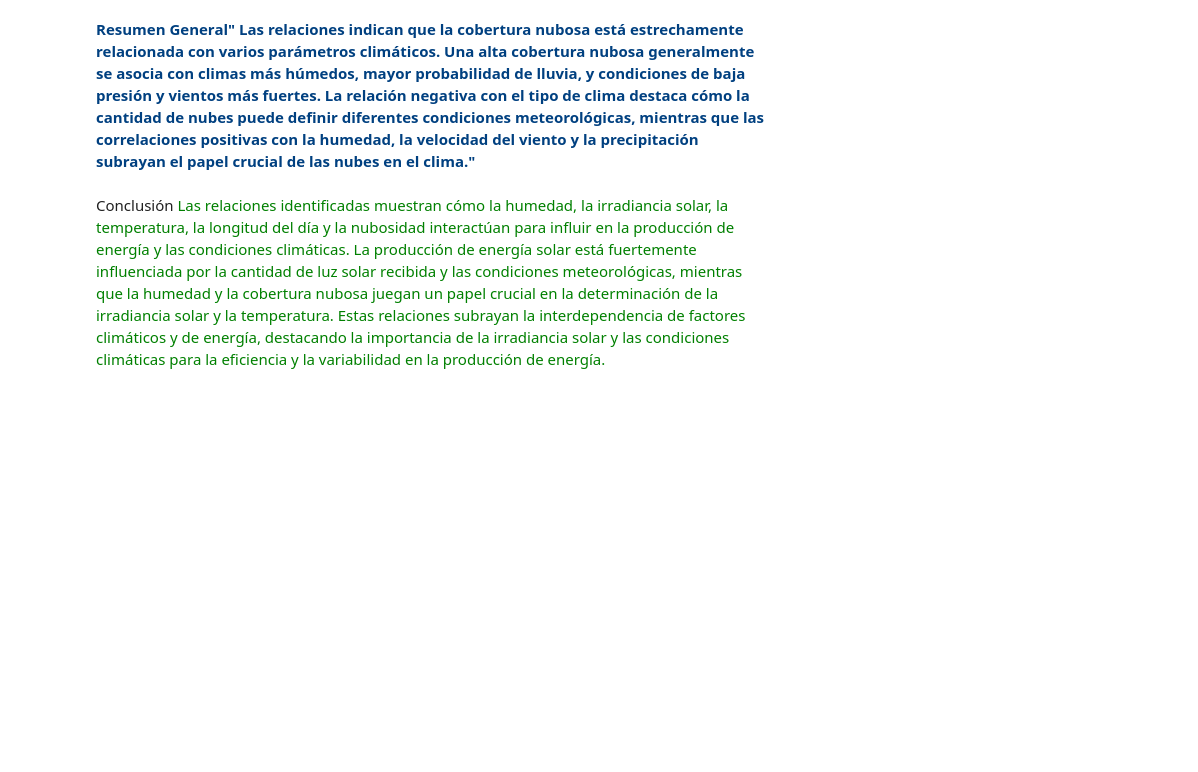
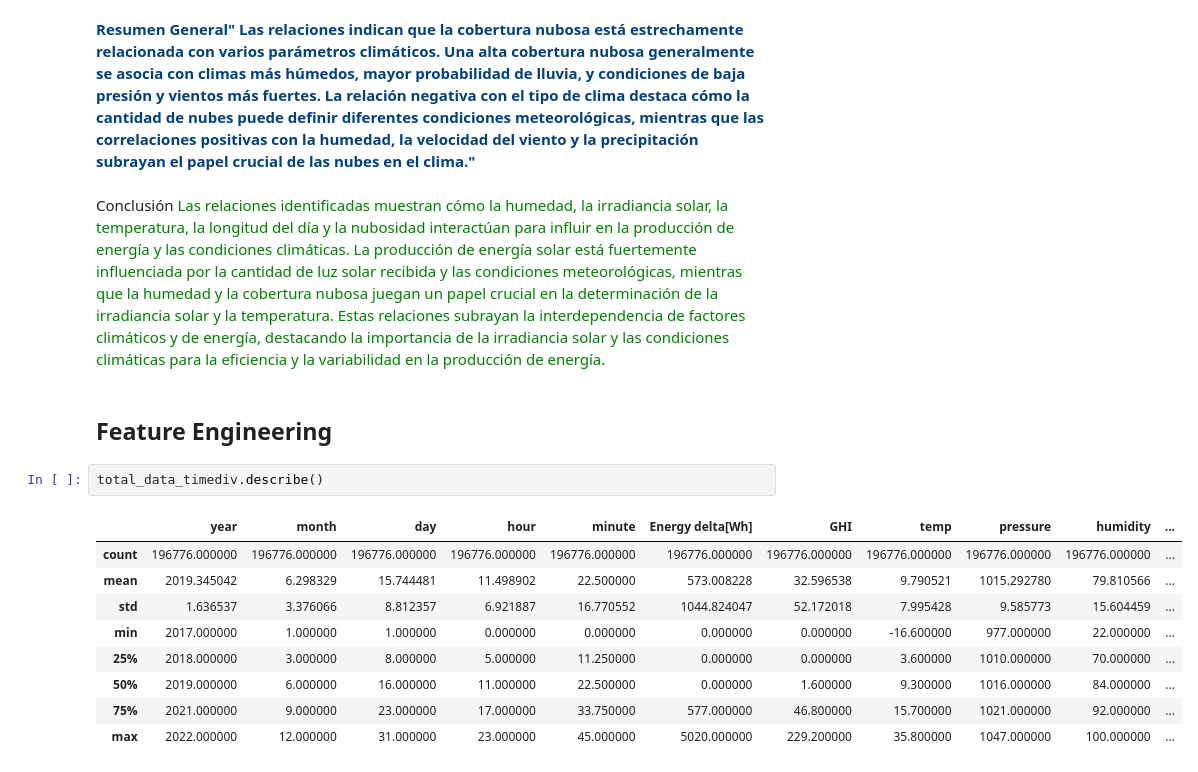
Before and after one commit to 4GeeksAcademy/Final-Project-JOF, a Jupyter notebook: src/Proyecto JOF.ipynb, the cells around one changed output. Drawn from its saved outputs; the diff is of its cells as text; blank space fills up the shorter version.

```diff
--- a/src/Proyecto JOF.ipynb
+++ b/src/Proyecto JOF.ipynb
@@ -897,3 +912,17 @@ Una correlación de 0.14 entre la hora y la duración de la luz solar o la durac
 # %% [markdown]
 Conclusión
 <span style="color:green">Las relaciones identificadas muestran cómo la humedad, la irradiancia solar, la temperatura, la longitud del día y la nubosidad interactúan para influir en la producción de energía y las condiciones climáticas. La producción de energía solar está fuertemente influenciada por la cantidad de luz solar recibida y las condiciones meteorológicas, mientras que la humedad y la cobertura nubosa juegan un papel crucial en la determinación de la irradiancia solar y la temperatura. Estas relaciones subrayan la interdependencia de factores climáticos y de energía, destacando la importancia de la irradiancia solar y las condiciones climáticas para la eficiencia y la variabilidad en la producción de energía.</span>
+# %% [markdown]
+## Feature Engineering
+# %%
+total_data_timediv.describe()
+# %% [output]
+|  | year | month | day | hour | minute | Energy delta[Wh] | GHI | temp | pressure | humidity | ... |
+| count | 196776.000000 | 196776.000000 | 196776.000000 | 196776.000000 | 196776.000000 | 196776.000000 | 196776.000000 | 196776.000000 | 196776.000000 | 196776.000000 | ... |
+| mean | 2019.345042 | 6.298329 | 15.744481 | 11.498902 | 22.500000 | 573.008228 | 32.596538 | 9.790521 | 1015.292780 | 79.810566 | ... |
+| std | 1.636537 | 3.376066 | 8.812357 | 6.921887 | 16.770552 | 1044.824047 | 52.172018 | 7.995428 | 9.585773 | 15.604459 | ... |
+| min | 2017.000000 | 1.000000 | 1.000000 | 0.000000 | 0.000000 | 0.000000 | 0.000000 | -16.600000 | 977.000000 | 22.000000 | ... |
+| 25% | 2018.000000 | 3.000000 | 8.000000 | 5.000000 | 11.250000 | 0.000000 | 0.000000 | 3.600000 | 1010.000000 | 70.000000 | ... |
+| 50% | 2019.000000 | 6.000000 | 16.000000 | 11.000000 | 22.500000 | 0.000000 | 1.600000 | 9.300000 | 1016.000000 | 84.000000 | ... |
+| 75% | 2021.000000 | 9.000000 | 23.000000 | 17.000000 | 33.750000 | 577.000000 | 46.800000 | 15.700000 | 1021.000000 | 92.000000 | ... |
+| max | 2022.000000 | 12.000000 | 31.000000 | 23.000000 | 45.000000 | 5020.000000 | 229.200000 | 35.800000 | 1047.000000 | 100.000000 | ... |
```
Also changed, not shown: parts of 5 cells of this notebook, 2 other files.
